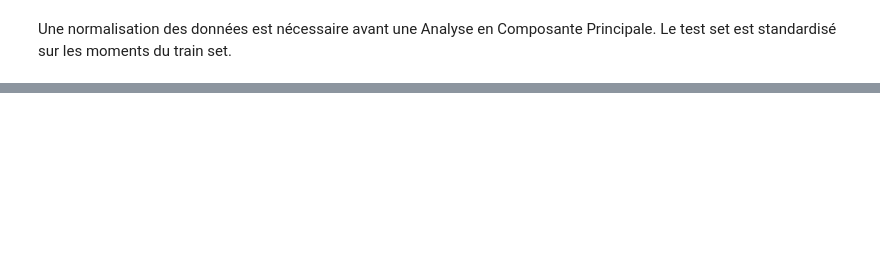
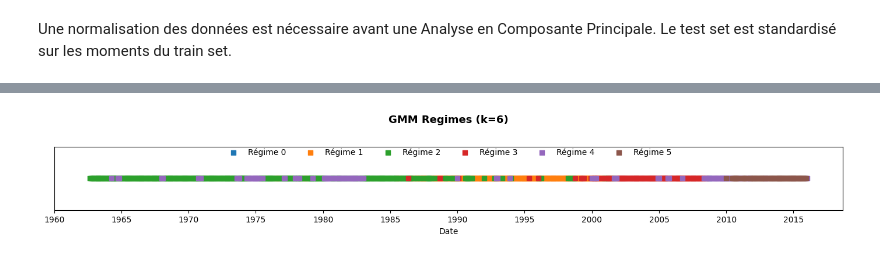
Before and after one commit to alexisdantzikian/ML_PM, a Jupyter notebook: nbs/main.ipynb, the cells around one changed output, grey strips where cells are left out. Cells and saved outputs as stored; diff of their text form; code cells hidden in the pictures; blank space fills up the shorter version.

```diff
--- a/nbs/main.ipynb
+++ b/nbs/main.ipynb
@@ -329,0 +472,39 @@ Une normalisation des données est nécessaire avant une Analyse en Composante P
+# %%
+# --- Données : extraire les labels et l'index temps ---
+dates = gmm_labels.index
+
+# --- Palette cohérente ---
+n_regimes = gmm_labels.max() + 1
+palette = sns.color_palette("tab10", n_colors=n_regimes)
+
+# --- Figure principale ---
+fig, ax = plt.subplots(figsize=(14, 2.5))
+ax.set_title(f"GMM Regimes (k={n_regimes})", fontsize=13, weight="bold")
+
+# Plot des points colorés (timeline horizontale)
+for k_ in range(n_regimes):
+    idx_k = gmm_labels[gmm_labels == k_].index
+    ax.scatter(idx_k, [0]*len(idx_k), s=30, color=palette[k_], label=f"Régime {k_}", marker="s")
+
+
+# Mise en forme
+ax.set_yticks([])
+ax.set_xlabel("Date")
+ax.xaxis.set_major_locator(mdates.YearLocator(5))
+ax.xaxis.set_major_formatter(mdates.DateFormatter("%Y"))
+ax.grid(False)
+
+# Légende centrée
+ax.legend(
+    loc="upper center",
+    bbox_to_anchor=(0.5, 1.25),
+    ncol=n_regimes,
+    frameon=False
+)
+
+ax.set_title(f"GMM Regimes (k={n_regimes})", fontsize=13, weight="bold", pad=30)
+ax.legend(loc="upper center", bbox_to_anchor=(0.5, 1.10), ncol=n_regimes, frameon=False)
+plt.tight_layout(rect=[0, 0, 1, 0.95])
+plt.show()
+# %% [output]
+[figure, added]
```
Also changed, not shown: parts of 9 cells of this notebook.
